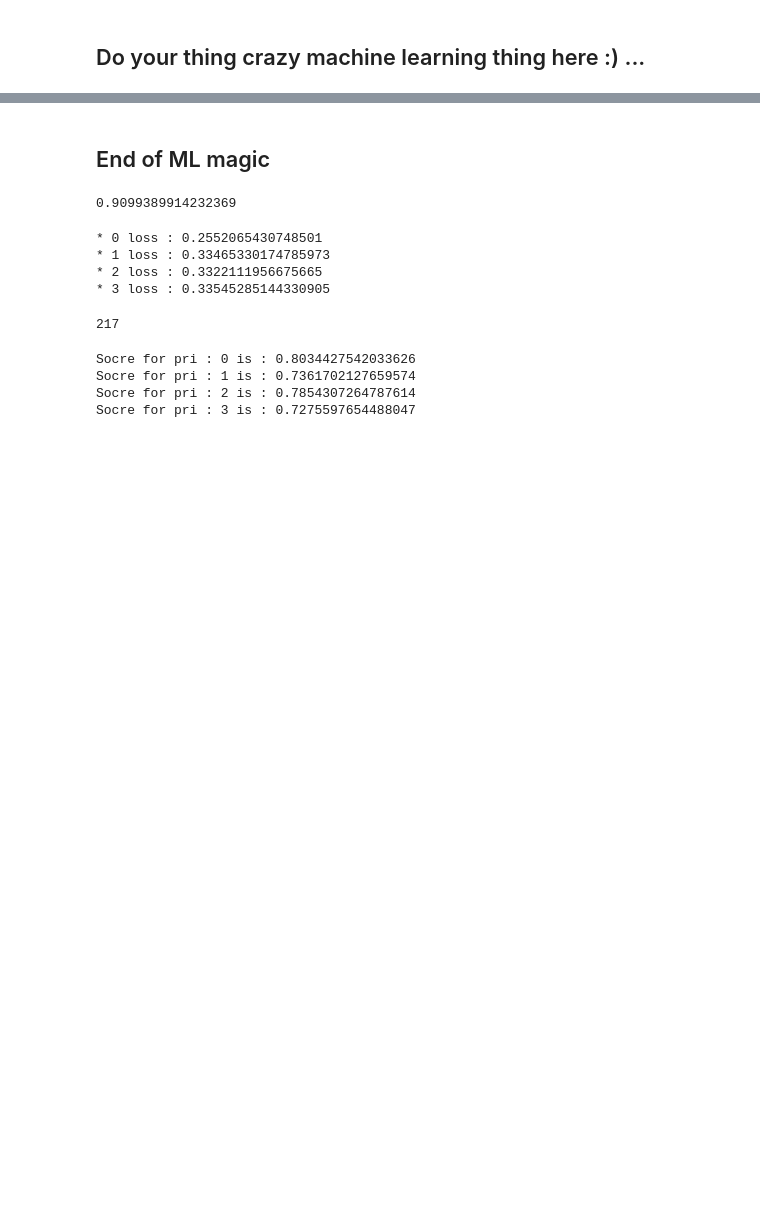
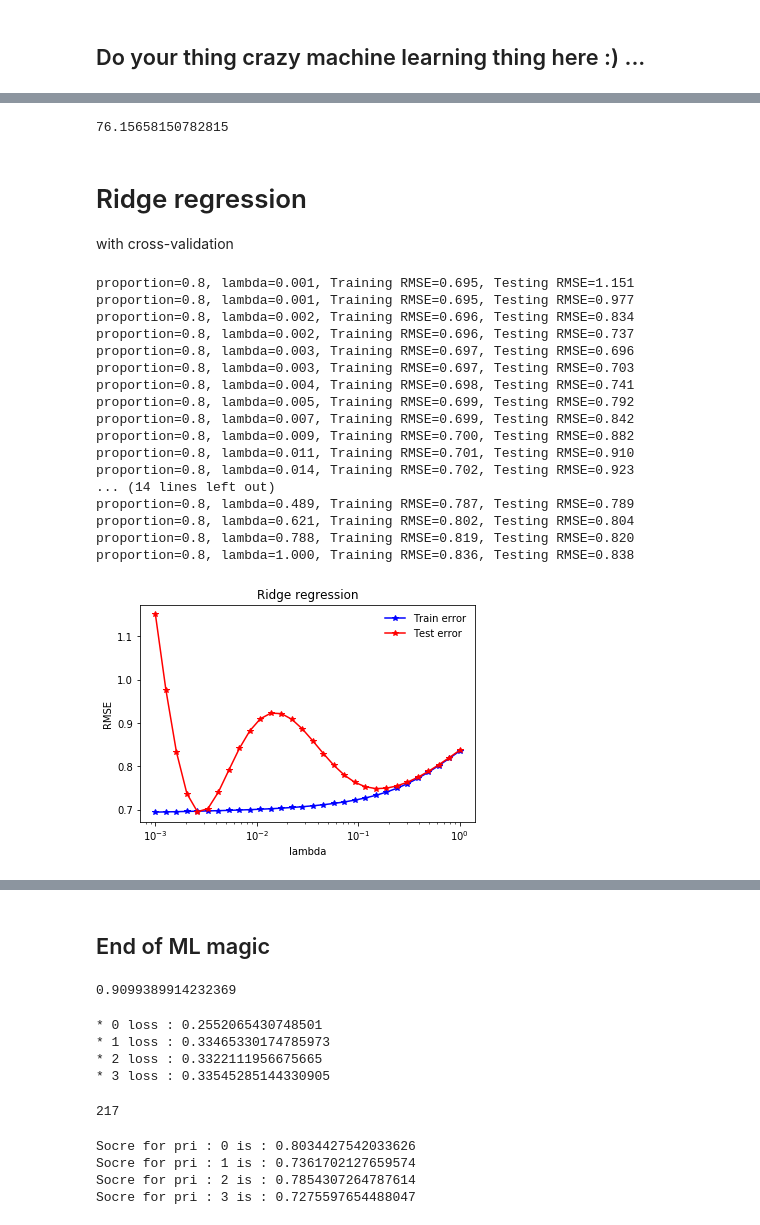
Before and after one commit to robinmamie/machine_learning, a Jupyter notebook: project1/scripts/project1.ipynb, the cells around one changed output, grey strips where cells are left out. Cells and saved outputs as stored; diff of their text form; code cells hidden in the pictures; blank space fills up the shorter version.

Commit message:
Add cross validation (simple split and k-fold) for ridge regression

```diff
--- a/project1/scripts/project1.ipynb
+++ b/project1/scripts/project1.ipynb
@@ -490,0 +208,6 @@ w, loss = reg_logistic_regression(y, tX, lambda_)
+# %%
+initial_w = np.zeros(pri[0].shape[1])
+max_iters = 1000
+gamma = 0.3
+w, loss = least_squares_GD(predictions[0], pri[0], initial_w, max_iters, gamma)
+print(loss)
@@ -490,0 +262,6 @@ w, loss = reg_logistic_regression(y, tX, lambda_)
+# %%
+initial_w = np.full(pri[0].shape[1], 0.1)
+max_iters = 100000
+gamma = 0.7
+w, loss = least_squares_SGD(predictions[0], pri[0], initial_w, max_iters, gamma)
+print(loss)
@@ -490,0 +298,8 @@ w, loss = reg_logistic_regression(y, tX, lambda_)
+# %%
+w, loss = least_squares(predictions[0], pri[0])
+print(loss)
+# %% [output]
+76.15658150782815
+# %% [markdown]
+# Ridge regression
+with cross-validation
@@ -490,0 +345,47 @@ w, loss = reg_logistic_regression(y, tX, lambda_)
+# %%
+from plots import *
+def ridge_regression_cross(x, y, ratio, seed):
+    """ridge regression demo."""
+    # define parameter
+    lambdas = np.logspace(-3, 0, 30)
+    # ***************************************************
+    # split the data, and return train and test data
+    # ***************************************************
+    x_train, x_test, y_train, y_test = split_data(x,y, ratio, seed)
+
+    rmse_tr = []
+    rmse_te = []
+    for ind, lambda_ in enumerate(lambdas):
+        # ***************************************************
+        # ridge regression with a given lambda
+        # ***************************************************
+        weights, rmse = ridge_regression(y_train, x_train, lambda_)
+        rmse_tr.append(rmse)
+        rmse_te.append(compute_loss_rmse(y_test.shape[0]*2, compute_e(y_test,x_test, weights)))
+
+        print("proportion={p}, lambda={l:.3f}, Training RMSE={tr:.3f}, Testing RMSE={te:.3f}".format(
+               p=ratio, l=lambda_, tr=rmse_tr[ind], te=rmse_te[ind]))
+
+    # Plot the obtained results
+    plot_train_test(rmse_tr, rmse_te, lambdas)
+# %%
+ridge_regression_cross(pri[0], predictions[0], 0.8, 0)
+# %% [output]
+proportion=0.8, lambda=0.001, Training RMSE=0.695, Testing RMSE=1.151
+proportion=0.8, lambda=0.001, Training RMSE=0.695, Testing RMSE=0.977
+proportion=0.8, lambda=0.002, Training RMSE=0.696, Testing RMSE=0.834
+proportion=0.8, lambda=0.002, Training RMSE=0.696, Testing RMSE=0.737
+proportion=0.8, lambda=0.003, Training RMSE=0.697, Testing RMSE=0.696
+proportion=0.8, lambda=0.003, Training RMSE=0.697, Testing RMSE=0.703
+proportion=0.8, lambda=0.004, Training RMSE=0.698, Testing RMSE=0.741
+proportion=0.8, lambda=0.005, Training RMSE=0.699, Testing RMSE=0.792
+proportion=0.8, lambda=0.007, Training RMSE=0.699, Testing RMSE=0.842
+proportion=0.8, lambda=0.009, Training RMSE=0.700, Testing RMSE=0.882
+proportion=0.8, lambda=0.011, Training RMSE=0.701, Testing RMSE=0.910
+proportion=0.8, lambda=0.014, Training RMSE=0.702, Testing RMSE=0.923
+... (14 lines left out)
+proportion=0.8, lambda=0.489, Training RMSE=0.787, Testing RMSE=0.789
+proportion=0.8, lambda=0.621, Training RMSE=0.802, Testing RMSE=0.804
+proportion=0.8, lambda=0.788, Training RMSE=0.819, Testing RMSE=0.820
+proportion=0.8, lambda=1.000, Training RMSE=0.836, Testing RMSE=0.838
+[figure, added]
```
Also changed, not shown: parts of 36 cells of this notebook, 3 other files.
